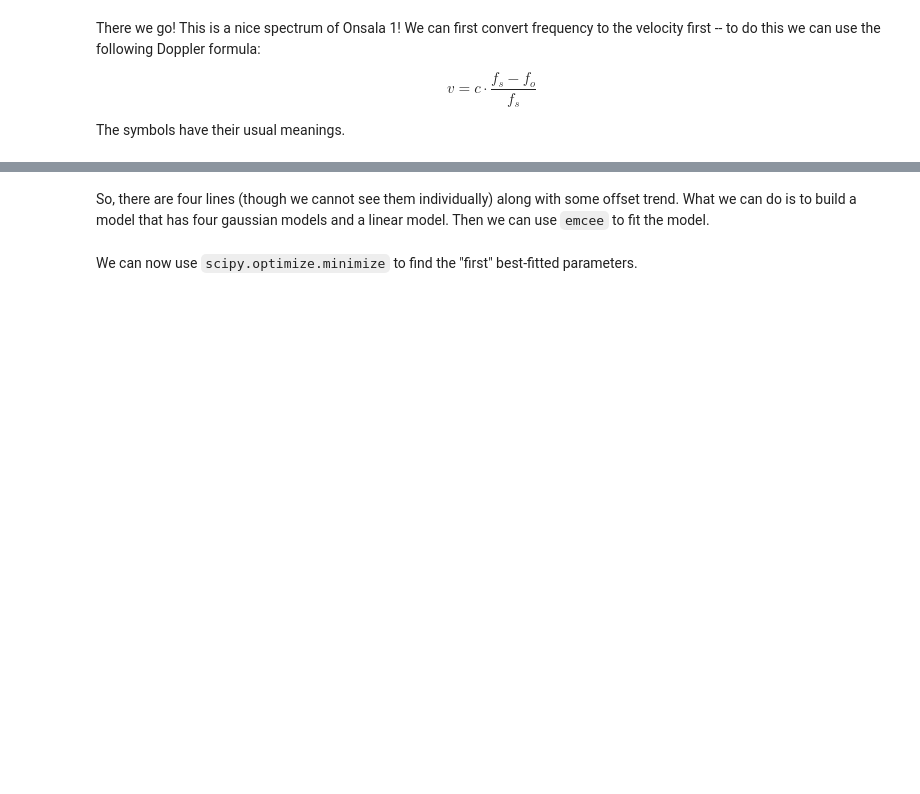
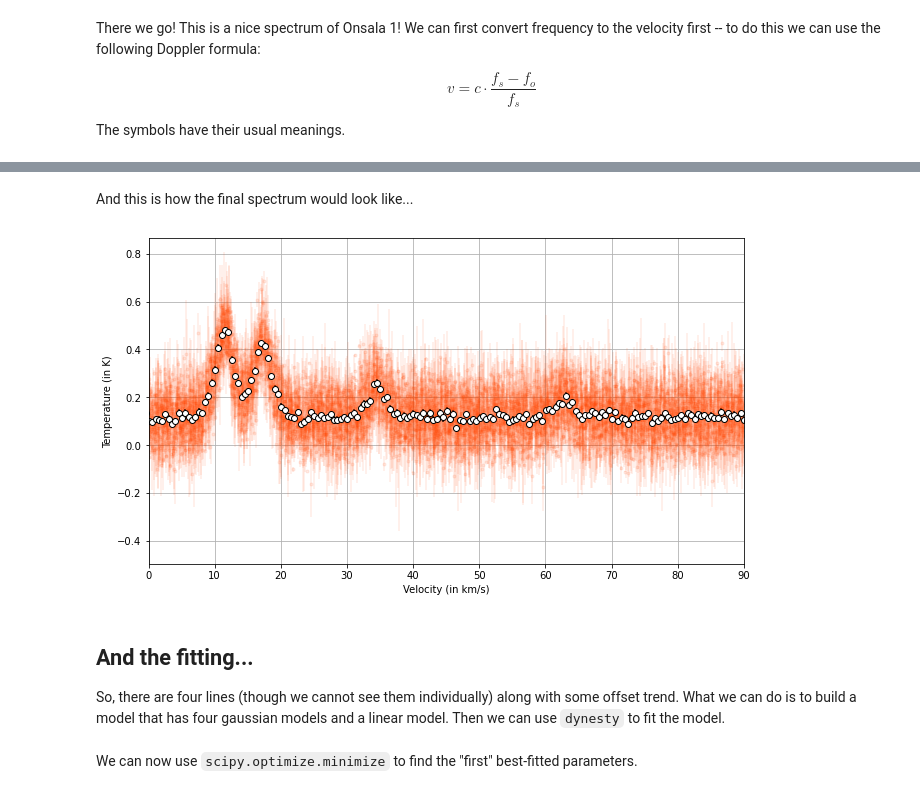
Before and after one commit to Jayshil/xs-oso, a Jupyter notebook: p1.ipynb, the cells around one changed output, grey strips where cells are left out. Cells and saved outputs as stored; diff of their text form; code cells hidden in the pictures; blank space fills up the shorter version.

```diff
--- a/p1.ipynb
+++ b/p1.ipynb
@@ -90,16 +126,22 @@ plt.grid()
+# %% [markdown]
+And this is how the final spectrum would look like...
 # %%
 # We can plot the results
 ## Binned data
-velo_bin, temp_bin, _, _ = utl.lcbin(velo_avg, temp_avg, binwidth=250)
+velo_bin, temp_bin, temp_err_bin, _ = utl.lcbin(velo_avg, temp_avg, binwidth=500)
 plt.figure(figsize=(16/1.5, 9/1.5))
-plt.errorbar(velo_avg/1e3, temp_avg, fmt='.', c='orangered', alpha=0.1)
-plt.errorbar(velo_bin/1e3, temp_bin, fmt='o', mfc='white', c='black')
+plt.errorbar(velo_avg/1e3, temp_avg, yerr=temp_err, fmt='.', c='orangered', alpha=0.1)
+plt.errorbar(velo_bin/1e3, temp_bin, yerr=temp_err_bin, fmt='o', mfc='white', c='black')
 plt.xlabel('Velocity (in km/s)')
 plt.ylabel('Temperature (in K)')
 plt.xlim([0, 90])
 plt.grid()
+# %% [output]
+[figure, added]
 # %% [markdown]
-So, there are four lines (though we cannot see them individually) along with some offset trend. What we can do is to build a model that has four gaussian models and a linear model. Then we can use `emcee` to fit the model.
+## And the fitting...
+
+So, there are four lines (though we cannot see them individually) along with some offset trend. What we can do is to build a model that has four gaussian models and a linear model. Then we can use `dynesty` to fit the model.
 # %%
 def model(x, m, c, am1, am2, am3, am4, mu1, mu2, mu3, mu4, si1, si2, si3, si4):
     ln1 = utl.line(x, m, c)
```
Also changed, not shown: parts of 11 cells of this notebook.
